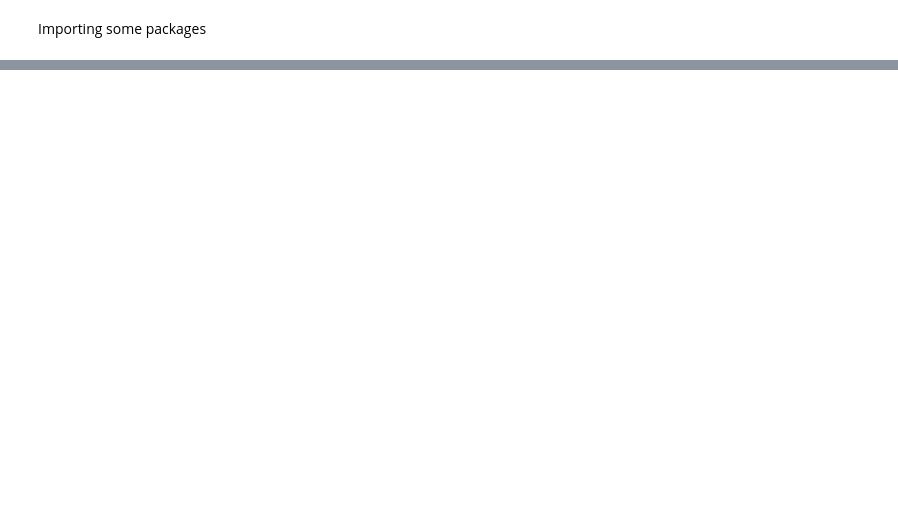
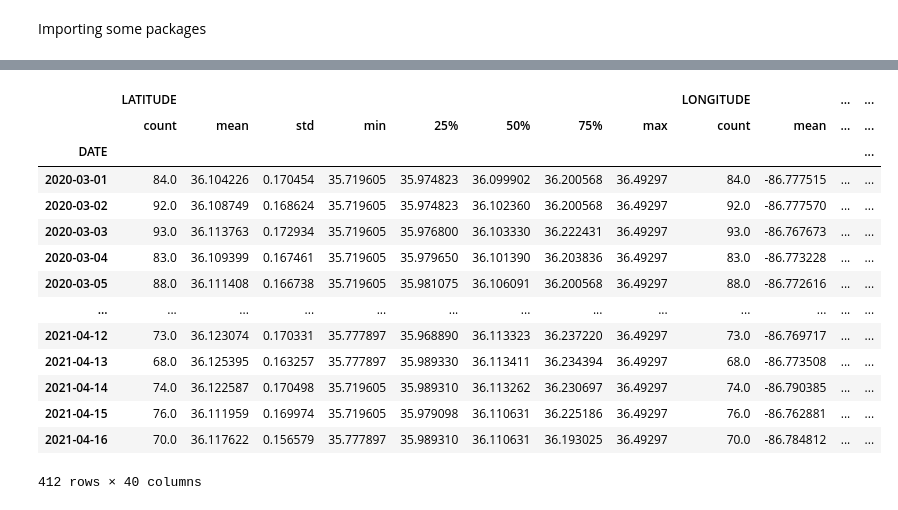
Before and after one commit to Engu12/nash-covid-cases-vaccines-honky_tonkin, a Jupyter notebook: notebook/Teng_nash_covid.ipynb, the cells around one changed output, grey strips where cells are left out. Cells and saved outputs as stored; diff of their text form; code cells hidden in the pictures; blank space fills up the shorter version.

```diff
--- a/notebook/Teng_nash_covid.ipynb
+++ b/notebook/Teng_nash_covid.ipynb
@@ -17,0 +61,4 @@ covid_cases.head()
+# %%
+nash_weather = pd.read_csv('../data/weather_stats.csv')
+
+nash_weather.info()
@@ -17,0 +83,3 @@ covid_cases.head()
+# %%
+nash_weather = nash_weather[['STATION', 'NAME', 'LATITUDE', 'LONGITUDE', 'DATE', 'TAVG', 'TMAX', 'TMIN']]
+nash_weather.describe()
@@ -60,0 +203,19 @@ plt.show()
+# %%
+nash_date_group = nash_weather.groupby('DATE')
+nash_date_group.describe()
+# %% [output]
+|  | LATITUDE |  |  |  |  |  |  |  | LONGITUDE |  | ... | ... |
+|  | count | mean | std | min | 25% | 50% | 75% | max | count | mean | ... | ... |
+| DATE |  |  |  |  |  |  |  |  |  |  |  | ... |
+| 2020-03-01 | 84.0 | 36.104226 | 0.170454 | 35.719605 | 35.974823 | 36.099902 | 36.200568 | 36.49297 | 84.0 | -86.777515 | ... | ... |
+| 2020-03-02 | 92.0 | 36.108749 | 0.168624 | 35.719605 | 35.974823 | 36.102360 | 36.200568 | 36.49297 | 92.0 | -86.777570 | ... | ... |
+| 2020-03-03 | 93.0 | 36.113763 | 0.172934 | 35.719605 | 35.976800 | 36.103330 | 36.222431 | 36.49297 | 93.0 | -86.767673 | ... | ... |
+| 2020-03-04 | 83.0 | 36.109399 | 0.167461 | 35.719605 | 35.979650 | 36.101390 | 36.203836 | 36.49297 | 83.0 | -86.773228 | ... | ... |
+| 2020-03-05 | 88.0 | 36.111408 | 0.166738 | 35.719605 | 35.981075 | 36.106091 | 36.200568 | 36.49297 | 88.0 | -86.772616 | ... | ... |
+| ... | ... | ... | ... | ... | ... | ... | ... | ... | ... | ... | ... | ... |
+| 2021-04-12 | 73.0 | 36.123074 | 0.170331 | 35.777897 | 35.968890 | 36.113323 | 36.237220 | 36.49297 | 73.0 | -86.769717 | ... | ... |
+| 2021-04-13 | 68.0 | 36.125395 | 0.163257 | 35.777897 | 35.989330 | 36.113411 | 36.234394 | 36.49297 | 68.0 | -86.773508 | ... | ... |
+| 2021-04-14 | 74.0 | 36.122587 | 0.170498 | 35.719605 | 35.989310 | 36.113262 | 36.230697 | 36.49297 | 74.0 | -86.790385 | ... | ... |
+| 2021-04-15 | 76.0 | 36.111959 | 0.169974 | 35.719605 | 35.979098 | 36.110631 | 36.225186 | 36.49297 | 76.0 | -86.762881 | ... | ... |
+| 2021-04-16 | 70.0 | 36.117622 | 0.156579 | 35.777897 | 35.989310 | 36.110631 | 36.193025 | 36.49297 | 70.0 | -86.784812 | ... | ... |
+412 rows × 40 columns
```
Also changed, not shown: parts of 18 cells of this notebook, 1 other file.
